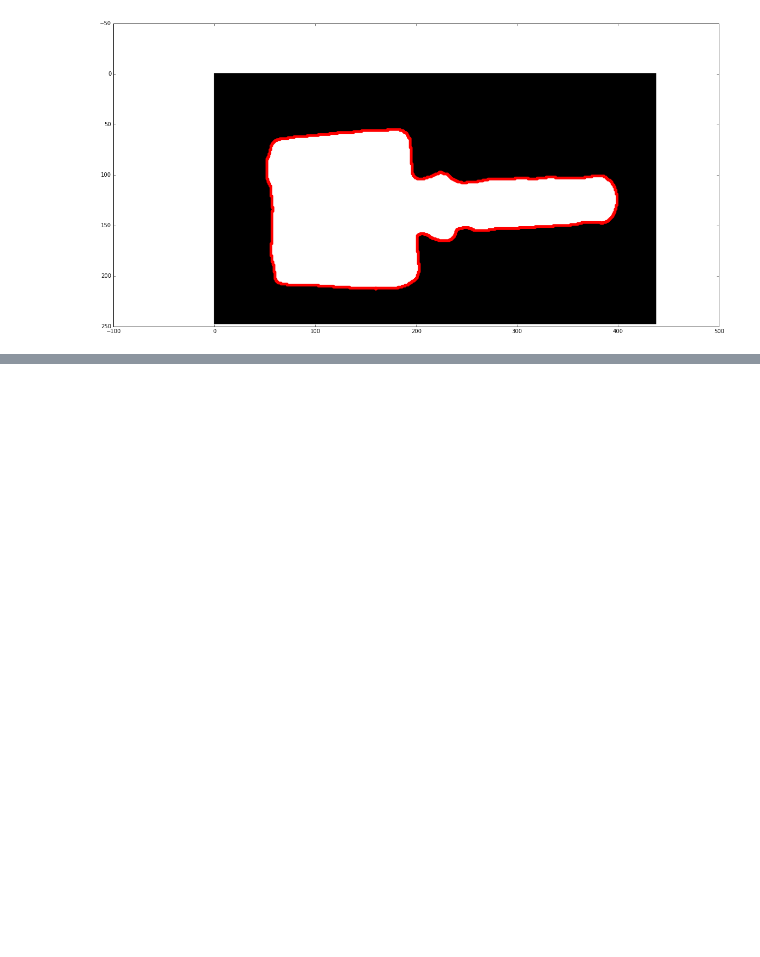
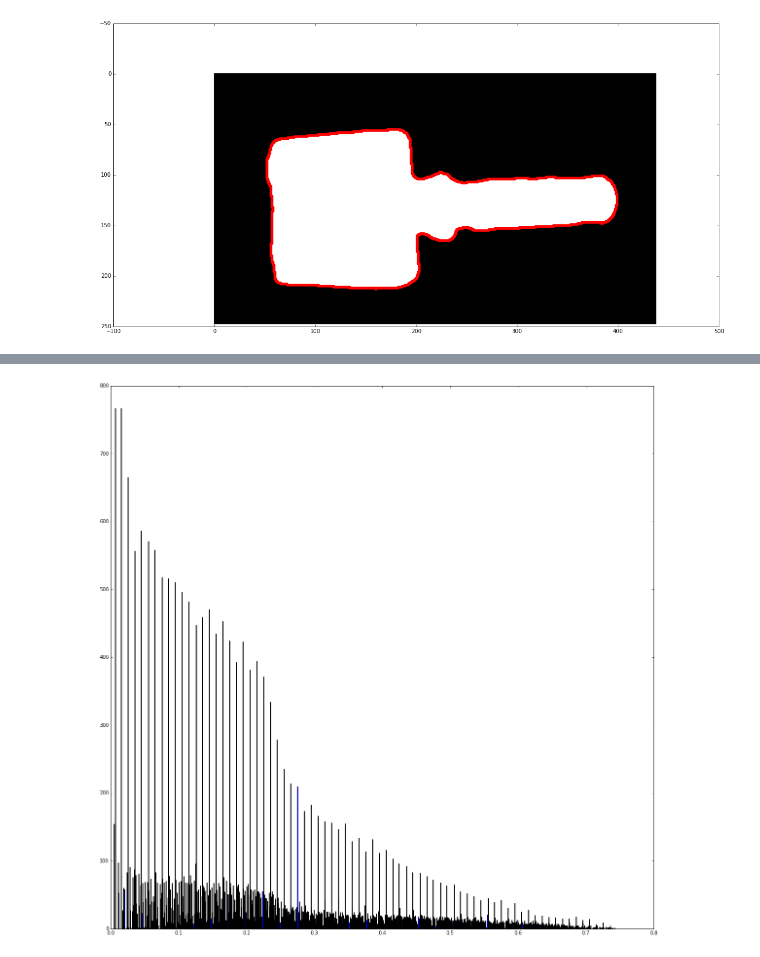
Before and after one commit to eugeniashurko/fork-recognition, a Jupyter notebook: experiments/skeleton.ipynb, the cells around one changed output, grey strips where cells are left out. Drawn from its saved outputs; the diff is of its cells as text; code cells hidden in the pictures; blank space fills up the shorter version.

```diff
--- a/experiments/skeleton.ipynb
+++ b/experiments/skeleton.ipynb
@@ -166,0 +206,6 @@ ax.plot([b[1] for b in border], [b[0] for b in border], color="r", linewidth=5)
+# %%
+distances = d.flatten()
+plt.hist(distances[distances != 0], bins=1000)
+show()
+# %% [output]
+[figure, added]
```
Also changed, not shown: parts of 22 cells of this notebook, 1 other file.
